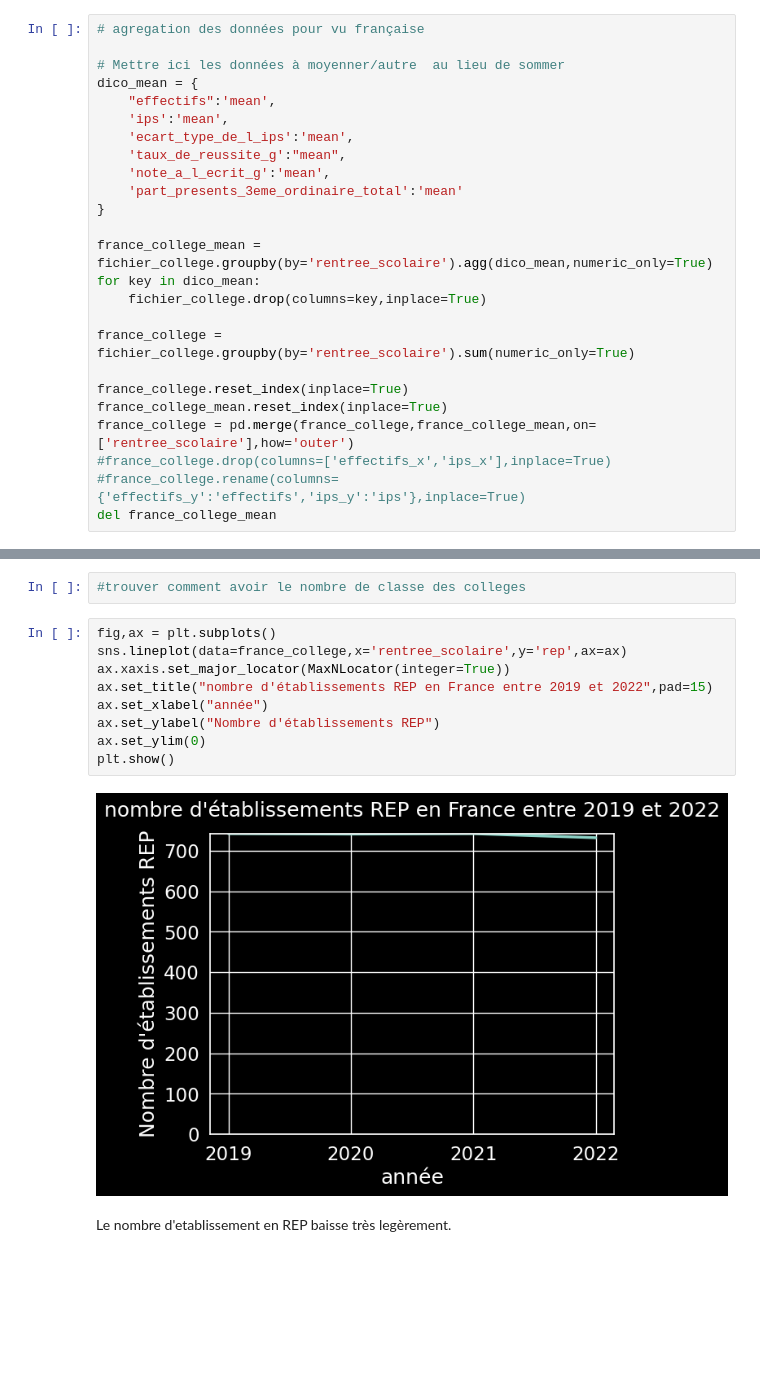
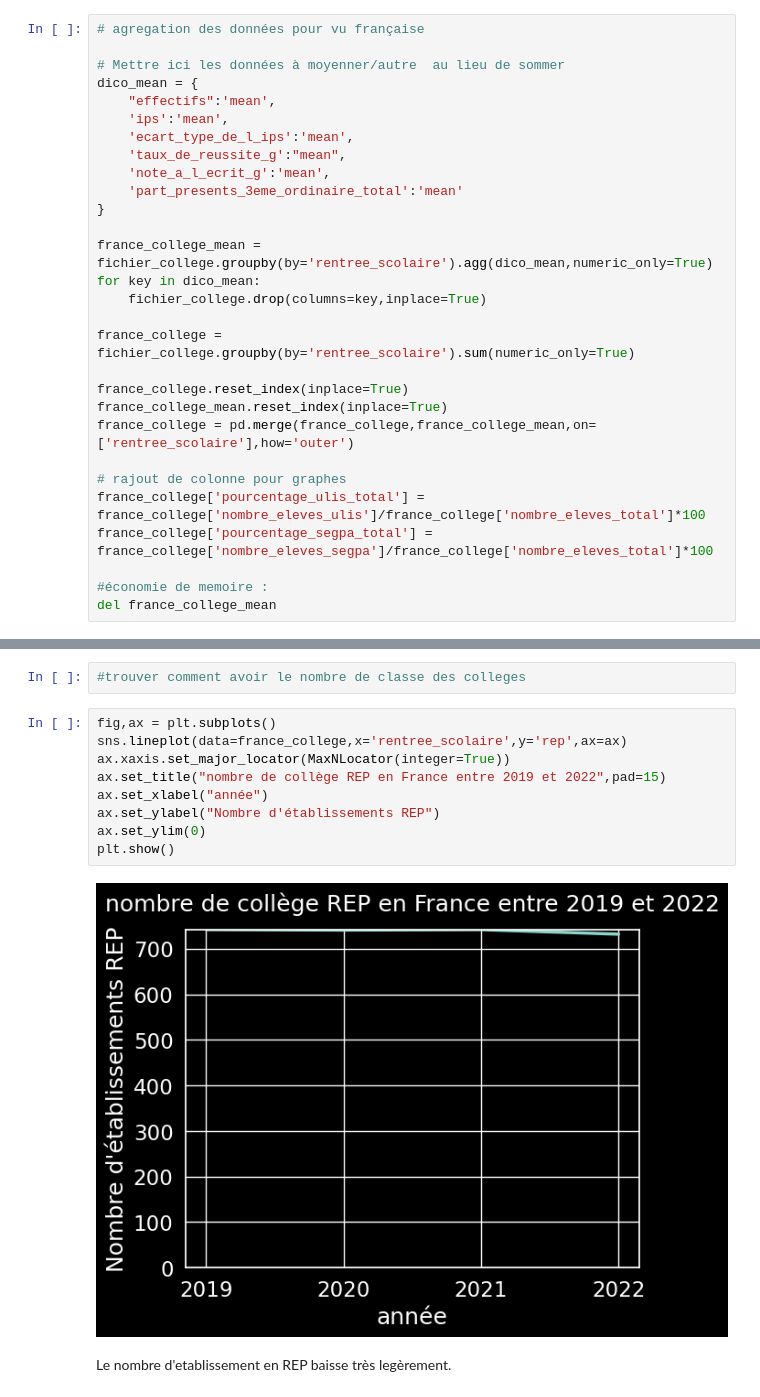
Before and after one commit to barrmath/data_educ, a Jupyter notebook: college_nettoyage_et_analyse.ipynb, the cells around one changed output, grey strips where cells are left out. Saved outputs shown, nothing was run; the diff lists cells and outputs as text; blank space fills up the shorter version.

Commit message:
avancement graphe dans college + idée rajouter dans écoles

```diff
--- a/college_nettoyage_et_analyse.ipynb
+++ b/college_nettoyage_et_analyse.ipynb
@@ -148,8 +148,12 @@ france_college = fichier_college.groupby(by='rentree_scolaire').sum(numeric_only
 france_college.reset_index(inplace=True)
 france_college_mean.reset_index(inplace=True)
 france_college = pd.merge(france_college,france_college_mean,on=['rentree_scolaire'],how='outer')
-#france_college.drop(columns=['effectifs_x','ips_x'],inplace=True)
-#france_college.rename(columns={'effectifs_y':'effectifs','ips_y':'ips'},inplace=True)
+
+# rajout de colonne pour graphes
+france_college['pourcentage_ulis_total'] = france_college['nombre_eleves_ulis']/france_college['nombre_eleves_total']*100
+france_college['pourcentage_segpa_total'] = france_college['nombre_eleves_segpa']/france_college['nombre_eleves_total']*100
+
+#économie de memoire :
 del france_college_mean
 # %% [markdown]
 valeur ajouté au collegue : resultat par rapport à la population du lycée
@@ -193,14 +197,14 @@ Nous avons environ 3 millions de collegien.
 # %%
 fig,ax = plt.subplots()
 sns.lineplot(data=france_college,x='rentree_scolaire',y='rep',ax=ax)
 ax.xaxis.set_major_locator(MaxNLocator(integer=True))
-ax.set_title("nombre d'établissements REP en France entre 2019 et 2022",pad=15)
+ax.set_title("nombre de collège REP en France entre 2019 et 2022",pad=15)
 ax.set_xlabel("année")
 ax.set_ylabel("Nombre d'établissements REP")
 ax.set_ylim(0)
 plt.show()
 # %% [output]
-[figure, old version]
+[figure, new version]
 # %% [markdown]
 Le nombre d'etablissement en REP baisse très legèrement.
 # %%
```
Also changed, not shown: parts of 14 cells of this notebook, 1 other file.
